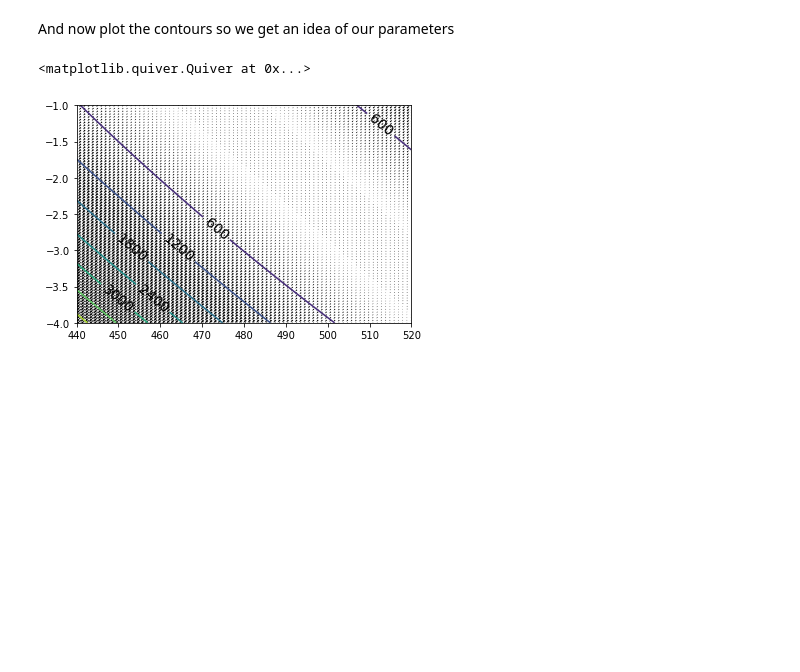
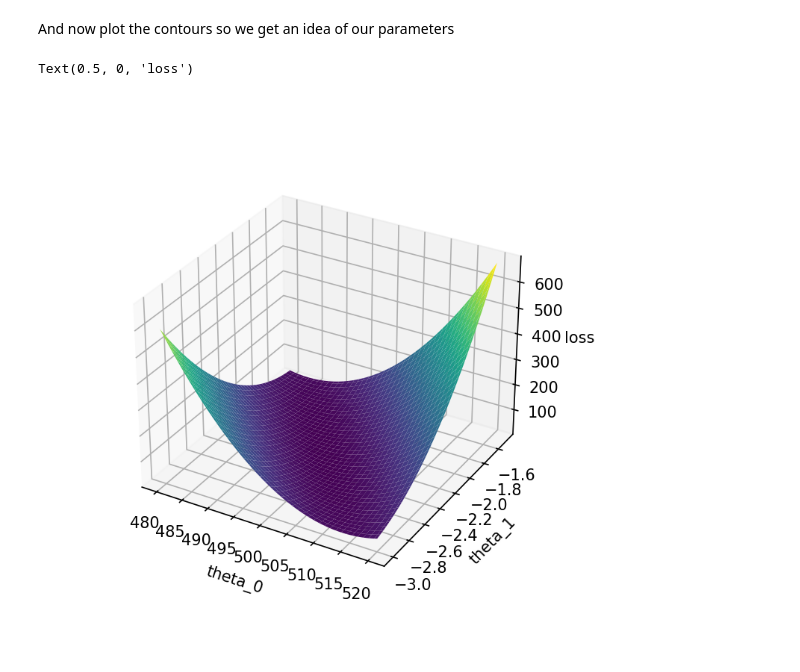
Before and after one commit to Aniruddha-Deb/MLZoo, a Jupyter notebook: gradient_descent/grad_descent.ipynb, the cells around one changed output. Saved outputs shown, nothing was run; the diff lists cells and outputs as text; code cells hidden in the pictures; blank space fills up the shorter version.

Commit message:
Gradient descent done (with 3D graphs)

```diff
--- a/gradient_descent/grad_descent.ipynb
+++ b/gradient_descent/grad_descent.ipynb
@@ -74,22 +77,26 @@ def grad_loss_1(x, y, theta_0, theta_1):
 # %% [markdown]
 And now plot the contours so we get an idea of our parameters
 # %%
-theta_0_space = np.linspace(440,520,80)
-theta_1_space = np.linspace(-4,-1,80)
+theta_0_space = np.linspace(480,520,80)
+theta_1_space = np.linspace(-3,-1.5,80)
 theta_space   = np.meshgrid(theta_0_space, theta_1_space)
 
 vector_loss = np.vectorize(loss, signature='(m),(m),(),()->()')
 loss_space = vector_loss(x, y, theta_space[0], theta_space[1])
-vector_grad_loss_0 = np.vectorize(grad_loss_0, signature='(m),(m),(),()->()')
-vector_grad_loss_1 = np.vectorize(grad_loss_0, signature='(m),(m),(),()->()')
-grad_loss_space_0 = vector_grad_loss_0(x, y, theta_space[0], theta_space[1])
-grad_loss_space_1 = vector_grad_loss_1(x, y, theta_space[0], theta_space[1])
 
-CS = plt.contour(theta_0_space, theta_1_space, loss_space)
-plt.clabel(CS, fmt = '%2.1d', colors = 'k', fontsize=14) #contour line labels
-plt.quiver(theta_0_space,theta_1_space,grad_loss_space_0,grad_loss_space_1)
+fig = plt.figure(figsize=(5,5), dpi=150)
+ax = plt.axes(projection='3d')
+ax.plot_surface(theta_space[0], theta_space[1], loss_space, cmap='viridis', edgecolor=None)
+#ax.contour3D(theta_space[0], theta_space[1], loss_space, 50, cmap='binary')
+ax.set_xlabel('theta_0')
+ax.set_ylabel('theta_1')
+ax.set_zlabel('loss')
+
+#CS = plt.contour(theta_0_space, theta_1_space, loss_space)
+#plt.clabel(CS, fmt = '%2.1d', colors = 'k', fontsize=14) #contour line labels
+#plt.quiver(theta_0_space,theta_1_space,grad_loss_space_0,grad_loss_space_1)
 # %% [output]
-<matplotlib.quiver.Quiver at 0x...>
+Text(0.5, 0, 'loss')
-[figure, old version]
+[figure, new version]
 # %%
 # now the GD algo
```
Also changed, not shown: parts of 8 cells of this notebook, 1 other file.
